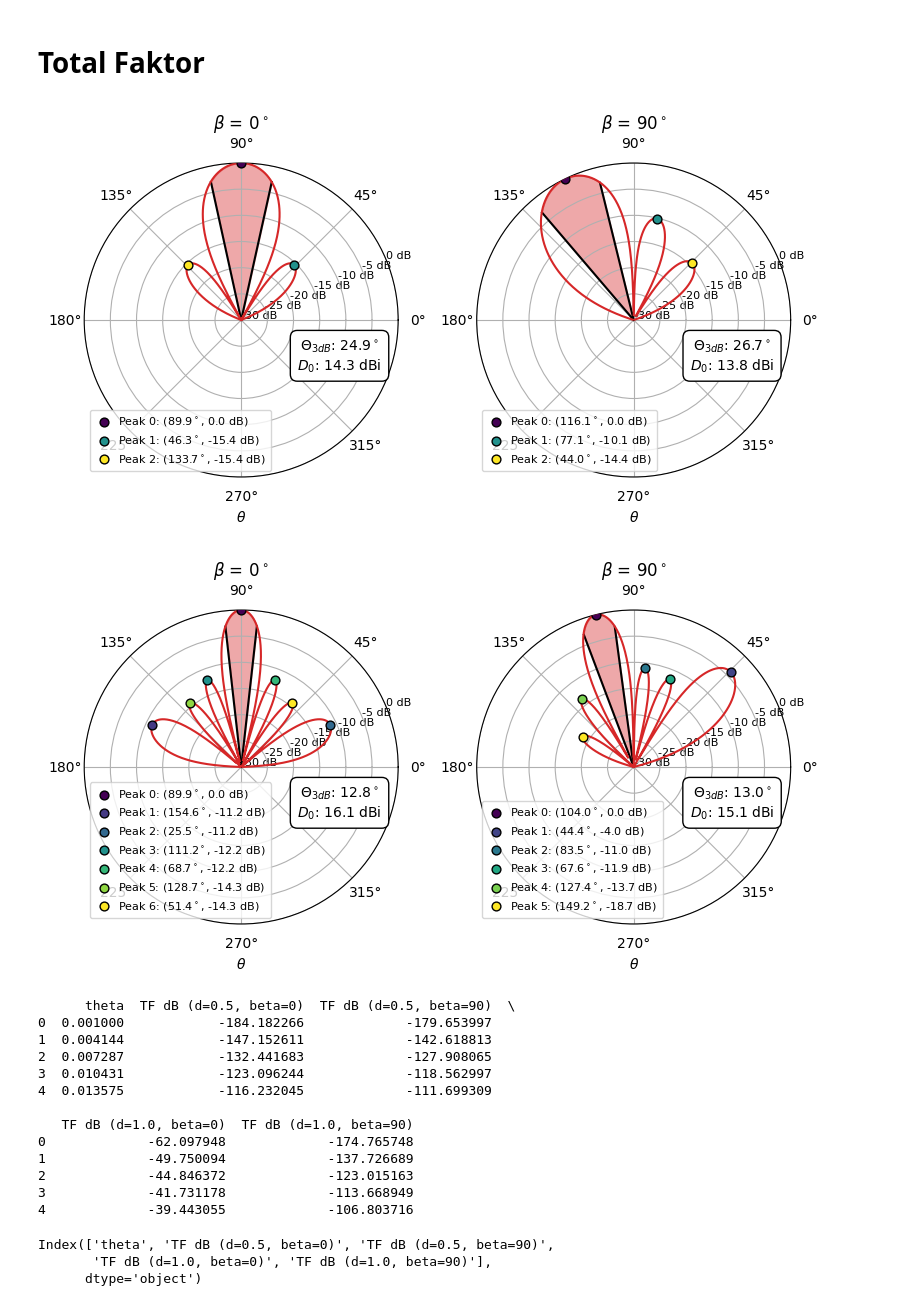
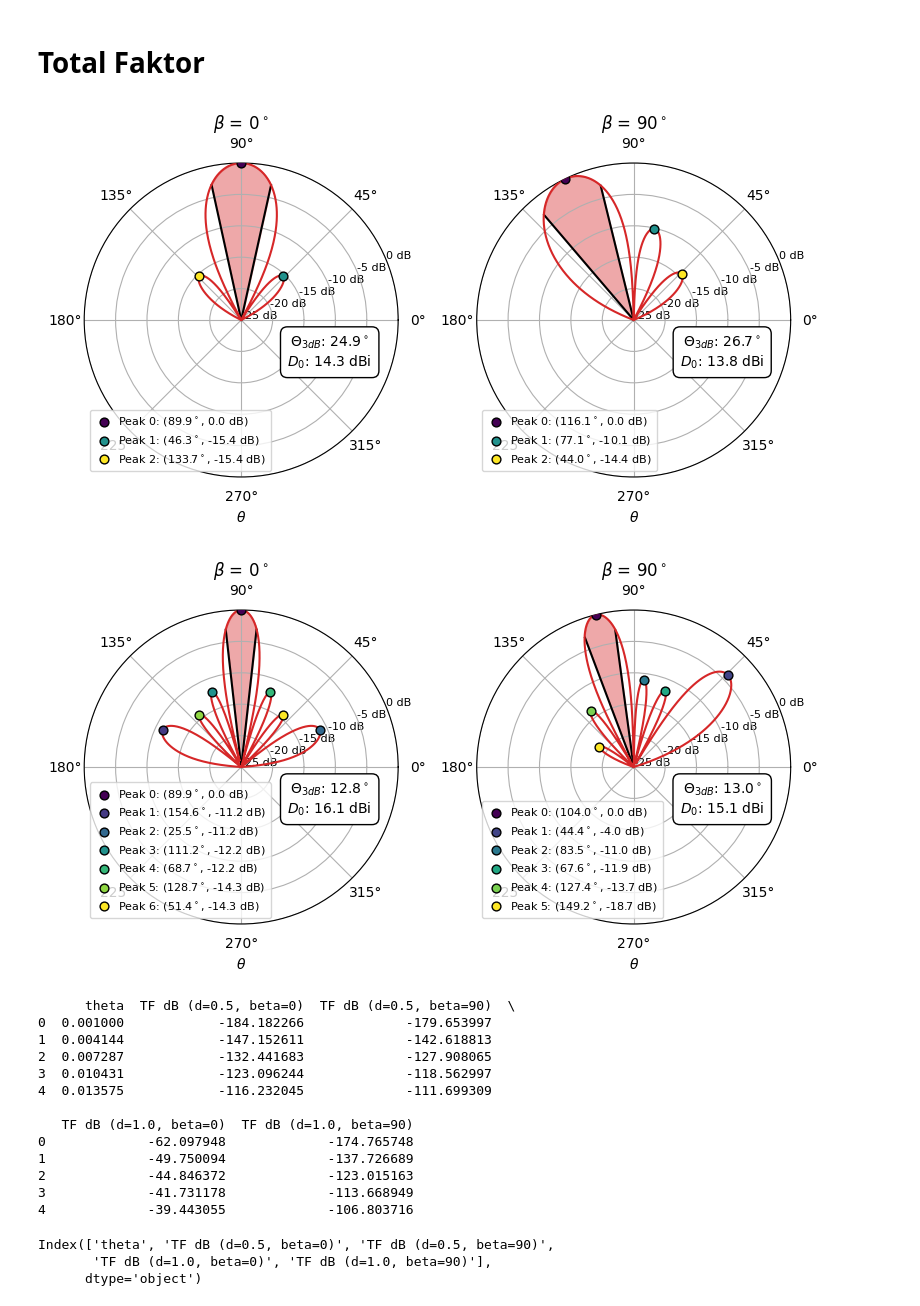
Before and after one commit to SkaugJr/TTT4215-Antenneteknikk, a Jupyter notebook: AntenneFaktor.ipynb, the cells around one changed output. Saved outputs shown, nothing was run; the diff lists cells and outputs as text; code cells hidden in the pictures.

```diff
--- a/AntenneFaktor.ipynb
+++ b/AntenneFaktor.ipynb
@@ -99,9 +99,9 @@ for d in d_list:
         ax = axs[i]
         line1 = ax.plot(theta, AF_db, color='tab:blue')
         ax.set_title(rf'$\beta$ = {np.rad2deg(beta):.0f}$^\circ$')
-        ax.set_ylim(-30, 0)
         ax.set_xlabel(r'$\theta$', fontsize=12)
         ax.set_yticks(np.arange(-30, 1, 5))
+        ax.set_ylim(-25, 0)
         ax.set_yticklabels([f'{i} dB' for i in range(-30, 1, 5)],fontsize=8)
         ax.grid(True)
 
@@ -197,9 +197,9 @@ for d in d_list:
         # Plot
         ax = axs[i]
         ax.plot(theta, Total_db, color='tab:red', zorder=3)
-        ax.plot([theta_left,theta_left], [-30, max(Total_db)-3], 'k',zorder=2)
-        ax.plot([theta_right,theta_right], [-30, max(Total_db)-3], 'k',zorder=2)
-        ax.fill_between(theta, Total_db, -30, where=np.logical_and(theta >= theta_left, theta <= theta_right), color='tab:red', alpha=0.4, zorder=1)
+        ax.plot([theta_left,theta_left], [-25, max(Total_db)-3], 'k',zorder=2)
+        ax.plot([theta_right,theta_right], [-25, max(Total_db)-3], 'k',zorder=2)
+        ax.fill_between(theta, Total_db, -25, where=np.logical_and(theta >= theta_left, theta <= theta_right), color='tab:red', alpha=0.4, zorder=1)
 
         # Assign different colors to peaks
         peak_colors = plt.cm.viridis(np.linspace(0, 1, len(peaks)))  # Generate a color map for the peaks
@@ -208,36 +208,36 @@ for d in d_list:
 
         ax.set_title(rf'$\beta$ = {np.rad2deg(beta):.0f}$^\circ$')
         ax.set_xlabel(r'$\theta$')
         ax.set_yticks(np.arange(-30, 1, 5))
         ax.set_yticklabels([f'{i} dB' for i in range(-30, 1, 5)], fontsize=8)
-        ax.set_ylim(-30, 0)
+        ax.set_ylim(-25, 0)
         ax.grid(True)
         ax.legend(fontsize=8, loc='best', handlelength=1.5, handletextpad=0.5, borderpad=0.5)
 
         # Legg til felles tekstboks med HPBW, direktivitet, og toppene
         text_str1 = (
             r'$\Theta_{3dB}$: '+ rf'{hpbw_deg:.1f}$^\circ$'+'\n'
             rf'$D_0$: {D_0:.1f} dBi'
         )
         ax.text(np.deg2rad(340), -10, text_str1, fontsize=10, ha='center', va='center', color='k',
                 bbox=dict(facecolor='white', edgecolor='k', boxstyle='round,pad=0.5'))
 
 
 
     plt.tight_layout()
     plt.savefig(f'Figurer/TF_d{d/lambda_:.1f}.pdf', bbox_inches='tight', transparent=True)
     plt.show()
 
 
 df_TF = pd.DataFrame(TF_data)
 
 # Lagre DataFrame til en CSV-fil for senere bruk
 df_TF.to_csv('df_TF.csv', index=False)
 
 print(df_TF.head())  # Skriv ut de første radene i DataFrame for å sjekke innholdet
 # %% [output]
-[figure, old version]
+[figure, new version]
-[figure, old version]
+[figure, new version]
       theta  TF dB (d=0.5, beta=0)  TF dB (d=0.5, beta=90)  \
 0  0.001000            -184.182266             -179.653997
 1  0.004144            -147.152611             -142.618813
```
Also changed, not shown: parts of 2 cells of this notebook, 13 other files.
